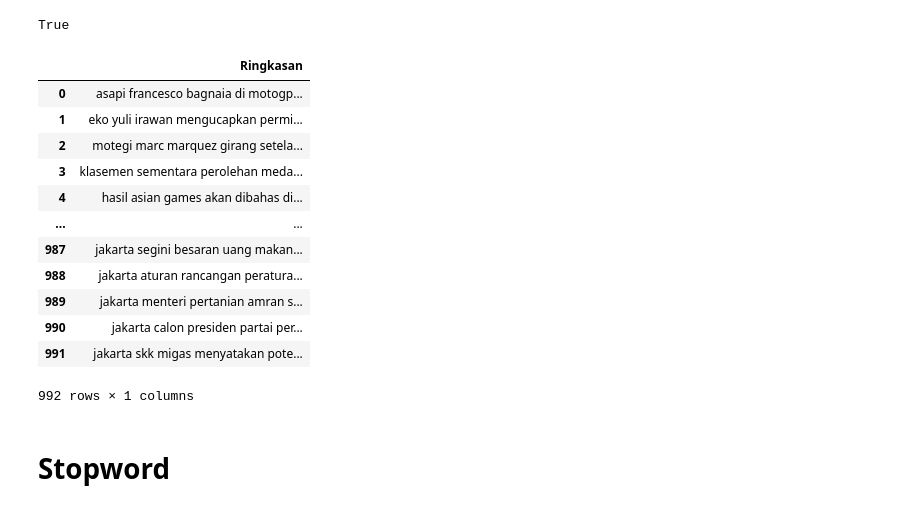
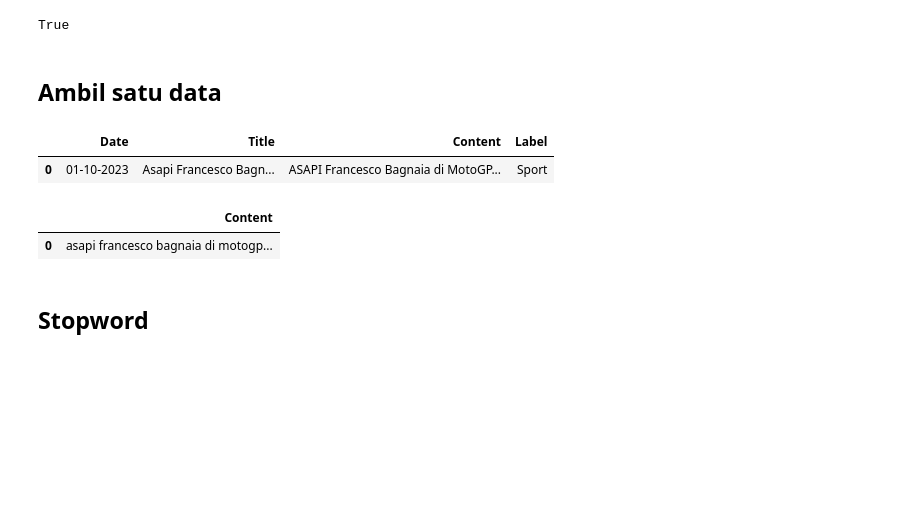
Before and after one commit to khikisb/ppw, a Jupyter notebook: _sources/tugas-ppw/Tugas-5.ipynb, the cells around one changed output. Cells and saved outputs as stored; diff of their text form; code cells hidden in the pictures; blank space fills up the shorter version.

```diff
--- a/_sources/tugas-ppw/Tugas-5.ipynb
+++ b/_sources/tugas-ppw/Tugas-5.ipynb
@@ -5,6 +7,6 @@ from itertools import combinations
 import networkx as nx
 import matplotlib.pyplot as plt
 # %%
-data = pd.read_csv("/content/drive/MyDrive/ppw/tugas/data_tugas4/df_ringkasan.csv")
+data = pd.read_csv("/content/drive/MyDrive/ppw/tugas/data_tugas4/data_label_news.csv")
 data
 # %% [output]
@@ -40,32 +42,29 @@ nltk.download('punkt')
 [nltk_data] Downloading package punkt to /root/nltk_data...
 [nltk_data]   Package punkt is already up-to-date!
 True
+# %% [markdown]
+## Ambil satu data
+# %%
+sampel = data.head(1)
+sampel
+# %% [output]
+|  | Date | Title | Content | Label |
+| 0 | 01-10-2023 | Asapi Francesco Bagn... | ASAPI Francesco Bagnaia di MotoGP... | Sport |
 # %%
 #Remove Puncutuation
 clean_symbol = re.compile('[^a-zA-Z\s]')
 def clean_punct(text):
     text = clean_symbol.sub(' ', text).lower()
     return text
 # Buat kolom tambahan untuk data description yang telah diremovepunctuation
-preprocessing = data['Ringkasan'].apply(clean_punct)
+preprocessing = sampel['Content'].apply(clean_punct)
 clean=pd.DataFrame(preprocessing)
 clean
 # %% [output]
-|  | Ringkasan |
+|  | Content |
 | 0 | asapi francesco bagnaia di motogp... |
-| 1 | eko yuli irawan mengucapkan permi... |
-| 2 | motegi marc marquez girang setela... |
-| 3 | klasemen sementara perolehan meda... |
-| 4 | hasil asian games akan dibahas di... |
-| ... | ... |
-| 987 | jakarta segini besaran uang makan... |
-| 988 | jakarta aturan rancangan peratura... |
-| 989 | jakarta menteri pertanian amran s... |
-| 990 | jakarta calon presiden partai per... |
-| 991 | jakarta skk migas menyatakan pote... |
-992 rows × 1 columns
 # %% [markdown]
-# Stopword
+## Stopword
 # %%
 # Unduh stop words dari nltk
 stop_words = set(stopwords.words('indonesian'))
```
Also changed, not shown: parts of 10 cells of this notebook, 14 other files.
